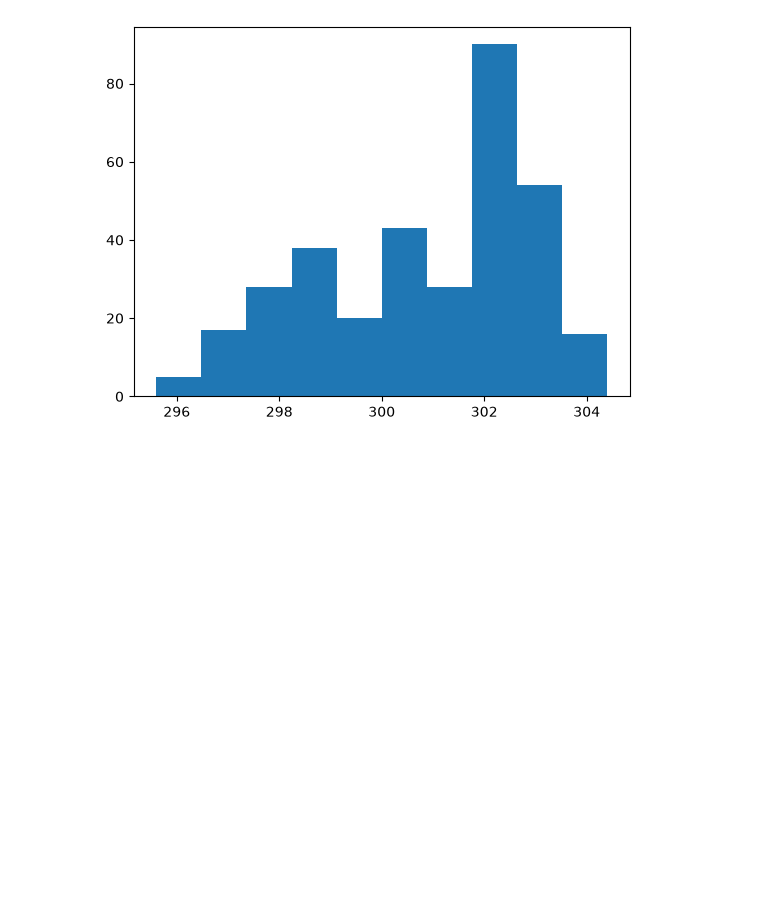
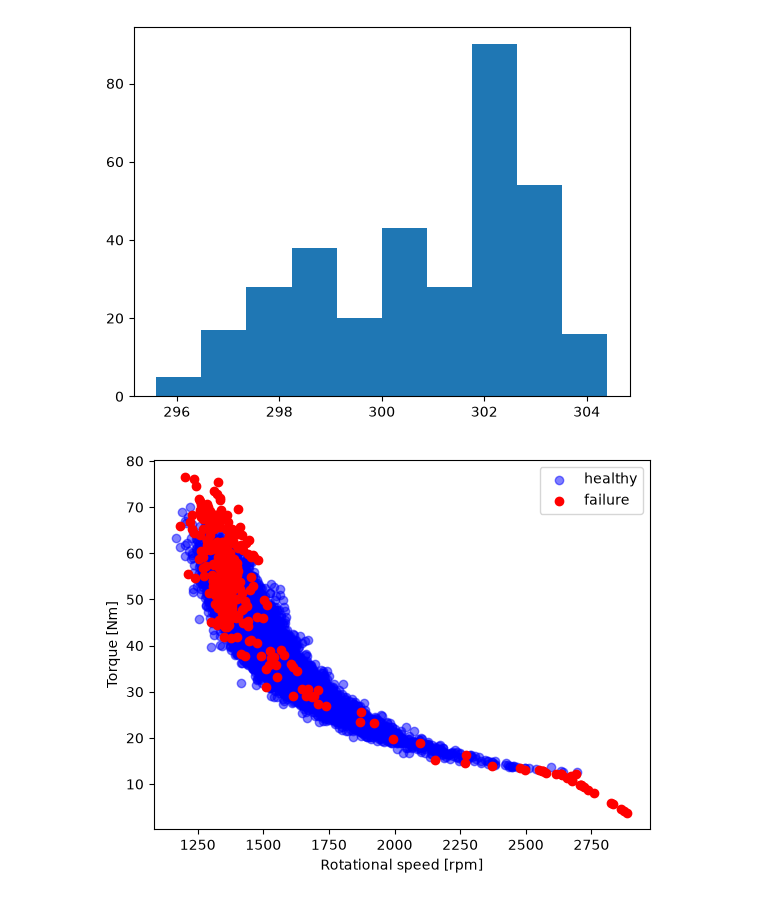
Before and after one commit to sudeshnaroul788-droid/predictive-maintenance-btech, a Jupyter notebook: predictive_maintenance_project.ipynb, the cells around one changed output. Cells and saved outputs as stored; diff of their text form; code cells hidden in the pictures; blank space fills up the shorter version.

Commit message:
visual: add speed vs torque scatter plot with axis labels and legend

```diff
--- a/predictive_maintenance_project.ipynb
+++ b/predictive_maintenance_project.ipynb
@@ -67,3 +67,13 @@ plt.hist(failures['Air temperature [K]'])
 plt.show()
 # %% [output]
 [figure]
+# %%
+import matplotlib.pyplot as plt
+plt.scatter(healthy['Rotational speed [rpm]'],healthy['Torque [Nm]'],color='blue',label='healthy',alpha=0.5)
+plt.scatter(failures['Rotational speed [rpm]'],failures['Torque [Nm]'],color='red',label='failure')
+plt.xlabel('Rotational speed [rpm]')
+plt.ylabel('Torque [Nm]')
+plt.legend()
+plt.show()
+# %% [output]
+[figure, added]
```
